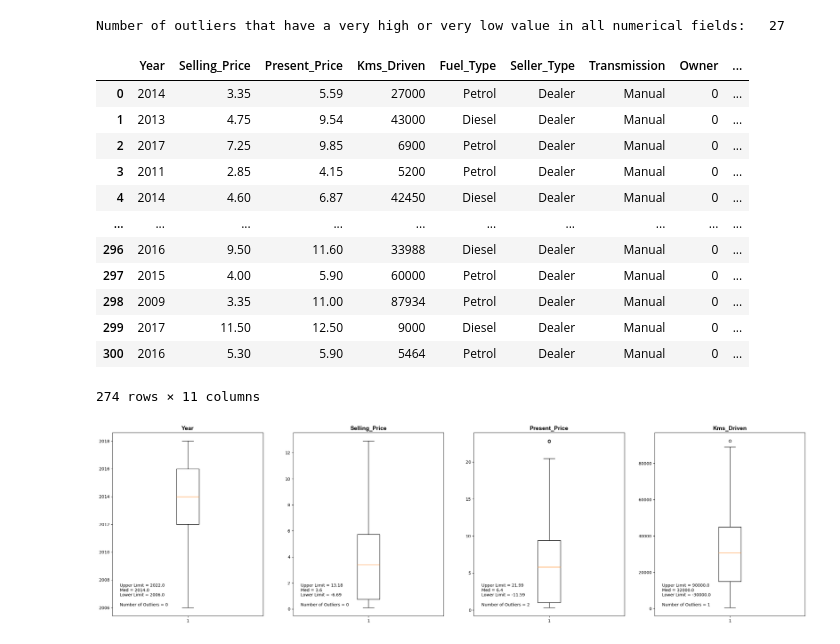
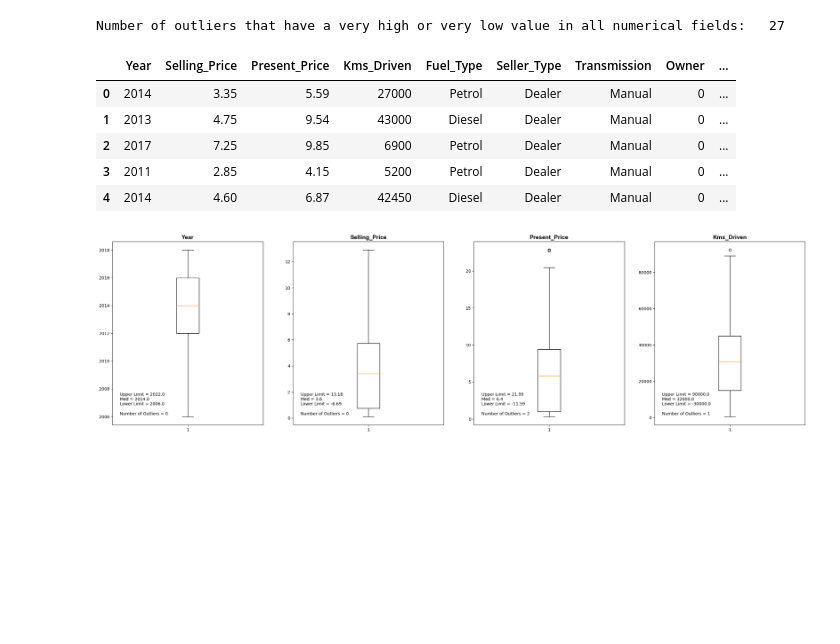
Before and after one commit to mamishere/Car-Dataset, a Jupyter notebook: Car-Dataset.ipynb, the cells around one changed output. Saved outputs shown, nothing was run; the diff lists cells and outputs as text; code cells hidden in the pictures; blank space fills up the shorter version.

```diff
--- a/Car-Dataset.ipynb
+++ b/Car-Dataset.ipynb
@@ -553,21 +618,14 @@ Number of outliers that have a very high or very low value in all numerical fiel
 # %%
 no_ol_df = df.drop(index = outliers_index_list)
 
-no_ol_df.had(5)
+no_ol_df.head(5)
 # %% [output]
 |  | Year | Selling_Price | Present_Price | Kms_Driven | Fuel_Type | Seller_Type | Transmission | Owner | ... |
 | 0 | 2014 | 3.35 | 5.59 | 27000 | Petrol | Dealer | Manual | 0 | ... |
 | 1 | 2013 | 4.75 | 9.54 | 43000 | Diesel | Dealer | Manual | 0 | ... |
 | 2 | 2017 | 7.25 | 9.85 | 6900 | Petrol | Dealer | Manual | 0 | ... |
 | 3 | 2011 | 2.85 | 4.15 | 5200 | Petrol | Dealer | Manual | 0 | ... |
 | 4 | 2014 | 4.60 | 6.87 | 42450 | Diesel | Dealer | Manual | 0 | ... |
-| ... | ... | ... | ... | ... | ... | ... | ... | ... | ... |
-| 296 | 2016 | 9.50 | 11.60 | 33988 | Diesel | Dealer | Manual | 0 | ... |
-| 297 | 2015 | 4.00 | 5.90 | 60000 | Petrol | Dealer | Manual | 0 | ... |
-| 298 | 2009 | 3.35 | 11.00 | 87934 | Petrol | Dealer | Manual | 0 | ... |
-| 299 | 2017 | 11.50 | 12.50 | 9000 | Diesel | Dealer | Manual | 0 | ... |
-| 300 | 2016 | 5.30 | 5.90 | 5464 | Petrol | Dealer | Manual | 0 | ... |
-274 rows × 11 columns
 # %%
 title_font = {"family" : "arial", "color" : "k", "weight" : "bold", "size" : 14}
 text_font = {"family" : "arial", "color" : "k", "size" : 10}
```
Also changed, not shown: parts of 15 cells of this notebook.
